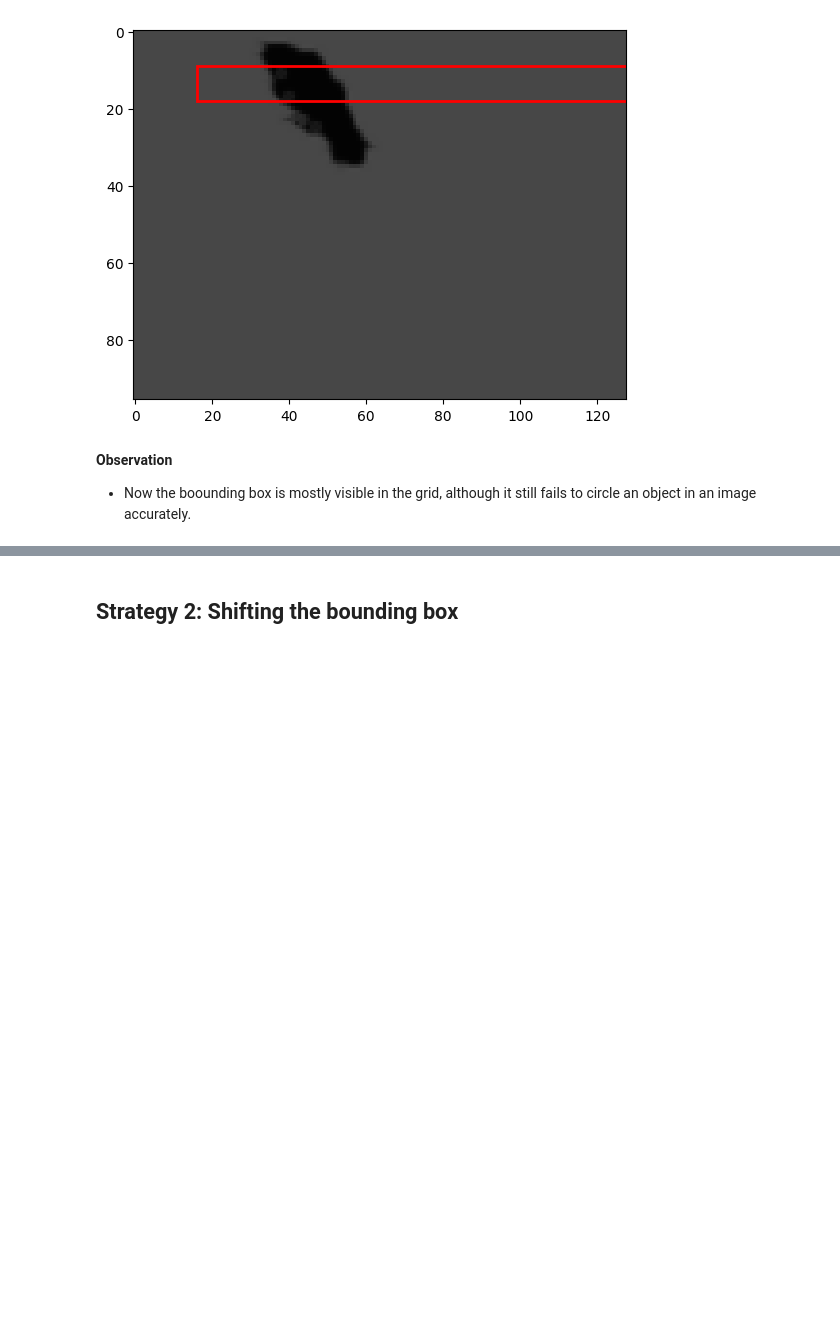
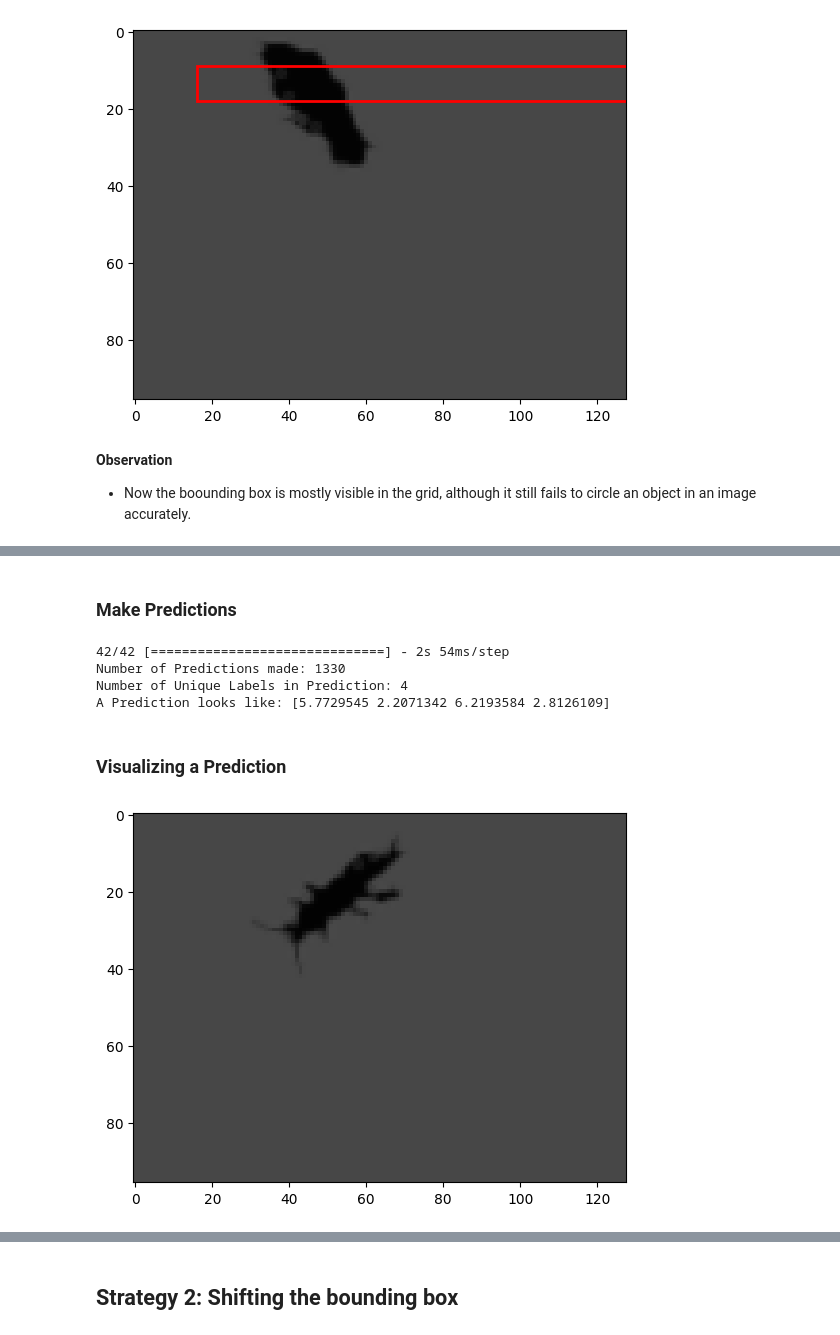
Before and after one commit to kmock930/Multi-Category-Image-Modelling-Transfer-Learning, a Jupyter notebook: CSI5341 Assignment 3 - Kelvin Mock 300453668.ipynb, the cells around one changed output, grey strips where cells are left out. Cells and saved outputs as stored; diff of their text form; code cells hidden in the pictures; blank space fills up the shorter version.

```diff
--- a/CSI5341 Assignment 3 - Kelvin Mock 300453668.ipynb
+++ b/CSI5341 Assignment 3 - Kelvin Mock 300453668.ipynb
@@ -1234,0 +1291,24 @@ drawBoundingBox(
+# %% [markdown]
+### Make Predictions
+# %%
+y_pred_resnet50v2_augemented_abs = model.predict(
+    model=regressor,
+    X_test=regressor_X_test,
+    isRegression=True
+)
+print(f"A Prediction looks like: {y_pred_resnet50v2_augemented_abs[random.randint(0, len(y_pred_resnet50v2_augemented_abs)-1)]}");
+# %% [output]
+42/42 [==============================] - 2s 54ms/step
+Number of Predictions made: 1330
+Number of Unique Labels in Prediction: 4
+A Prediction looks like: [5.7729545 2.2071342 6.2193584 2.8126109]
+# %% [markdown]
+### Visualizing a Prediction
+# %%
+drawBoundingBox(
+    X_imageSet=regressor_X_test,
+    y_imageSet=y_pred_resnet50v2_augemented_abs,
+    isPred=True
+);
+# %% [output]
+[figure, added]
```
Also changed, not shown: parts of 12 cells of this notebook.
